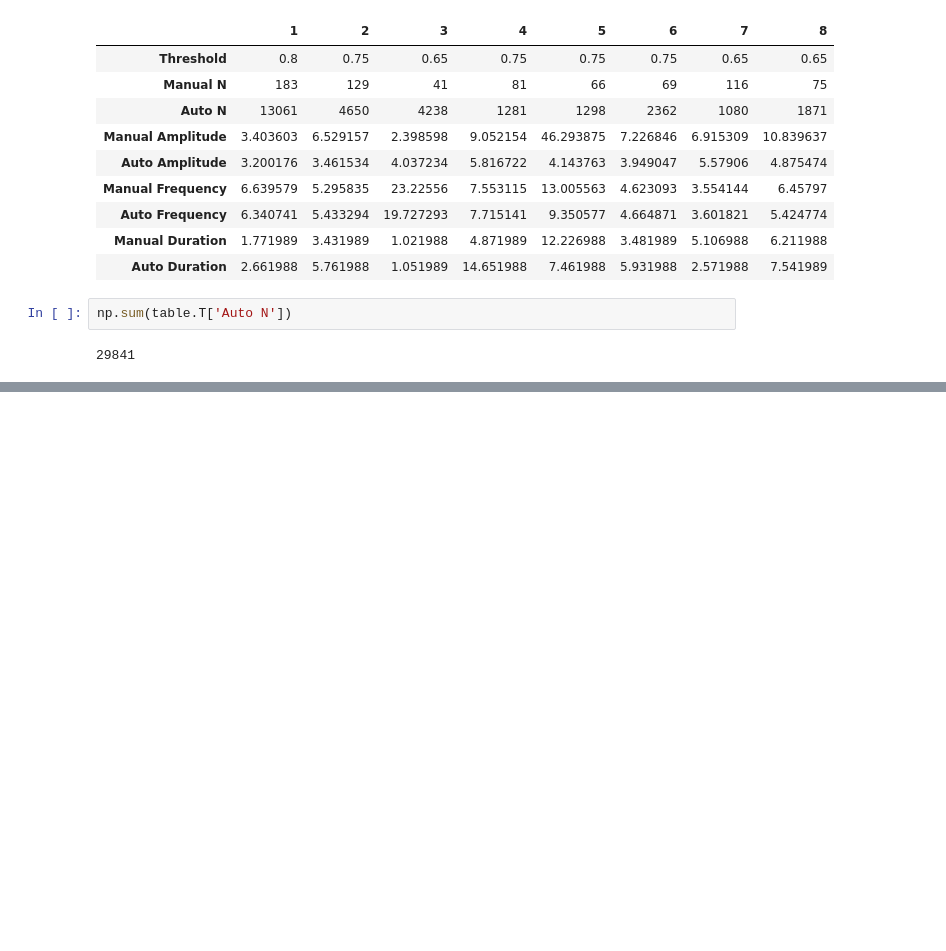
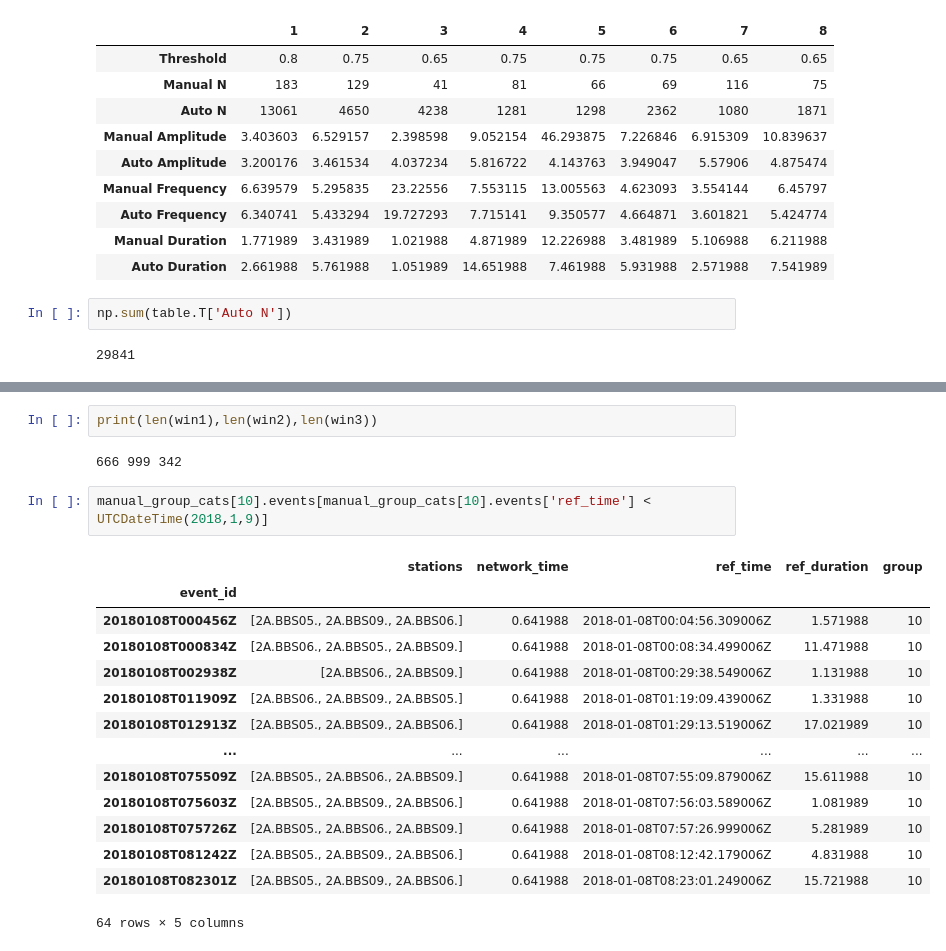
Before and after one commit to JMagyar15/sorsdal-analysis, a Jupyter notebook: notebooks/Sorsdal Plots.ipynb, the cells around one changed output, grey strips where cells are left out. Cells and saved outputs as stored; diff of their text form; blank space fills up the shorter version.

```diff
--- a/notebooks/Sorsdal Plots.ipynb
+++ b/notebooks/Sorsdal Plots.ipynb
@@ -1207,0 +1253,21 @@ np.sum(table.T['Auto N'])
+# %%
+print(len(win1),len(win2),len(win3))
+# %% [output]
+666 999 342
+# %%
+manual_group_cats[10].events[manual_group_cats[10].events['ref_time'] < UTCDateTime(2018,1,9)]
+# %% [output]
+|  | stations | network_time | ref_time | ref_duration | group |
+| event_id |  |  |  |  |  |
+| 20180108T000456Z | [2A.BBS05., 2A.BBS09., 2A.BBS06.] | 0.641988 | 2018-01-08T00:04:56.309006Z | 1.571988 | 10 |
+| 20180108T000834Z | [2A.BBS06., 2A.BBS05., 2A.BBS09.] | 0.641988 | 2018-01-08T00:08:34.499006Z | 11.471988 | 10 |
+| 20180108T002938Z | [2A.BBS06., 2A.BBS09.] | 0.641988 | 2018-01-08T00:29:38.549006Z | 1.131988 | 10 |
+| 20180108T011909Z | [2A.BBS06., 2A.BBS09., 2A.BBS05.] | 0.641988 | 2018-01-08T01:19:09.439006Z | 1.331988 | 10 |
+| 20180108T012913Z | [2A.BBS05., 2A.BBS09., 2A.BBS06.] | 0.641988 | 2018-01-08T01:29:13.519006Z | 17.021989 | 10 |
+| ... | ... | ... | ... | ... | ... |
+| 20180108T075509Z | [2A.BBS05., 2A.BBS06., 2A.BBS09.] | 0.641988 | 2018-01-08T07:55:09.879006Z | 15.611988 | 10 |
+| 20180108T075603Z | [2A.BBS05., 2A.BBS09., 2A.BBS06.] | 0.641988 | 2018-01-08T07:56:03.589006Z | 1.081989 | 10 |
+| 20180108T075726Z | [2A.BBS05., 2A.BBS06., 2A.BBS09.] | 0.641988 | 2018-01-08T07:57:26.999006Z | 5.281989 | 10 |
+| 20180108T081242Z | [2A.BBS05., 2A.BBS09., 2A.BBS06.] | 0.641988 | 2018-01-08T08:12:42.179006Z | 4.831988 | 10 |
+| 20180108T082301Z | [2A.BBS05., 2A.BBS09., 2A.BBS06.] | 0.641988 | 2018-01-08T08:23:01.249006Z | 15.721988 | 10 |
+64 rows × 5 columns
```
Also changed, not shown: parts of 10 cells of this notebook, 3 other files.
